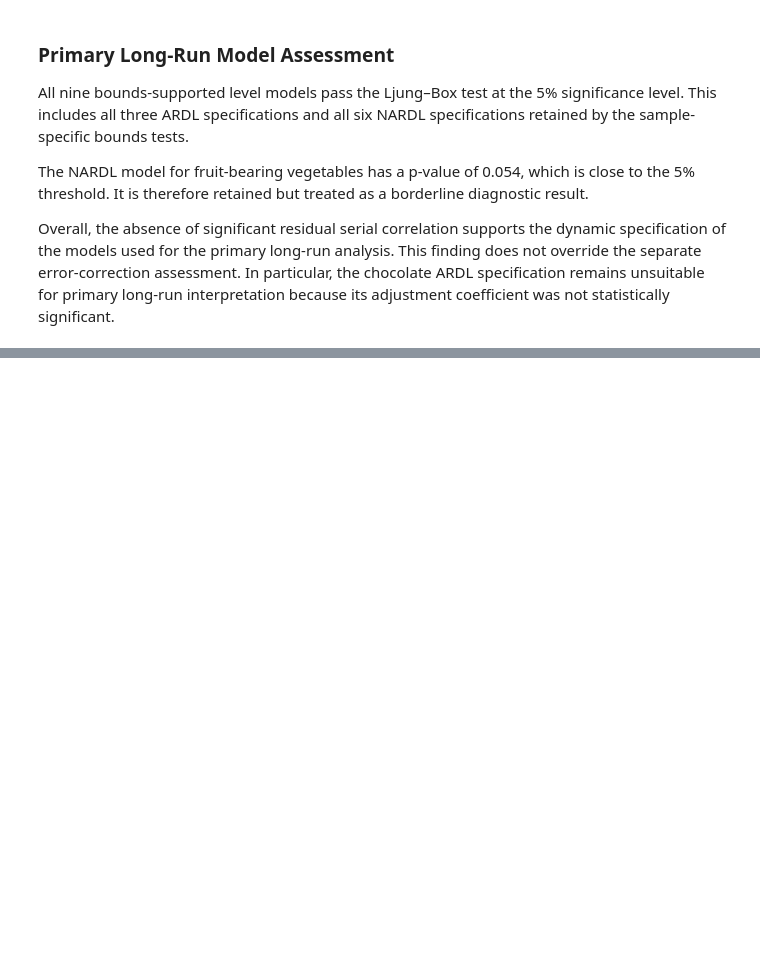
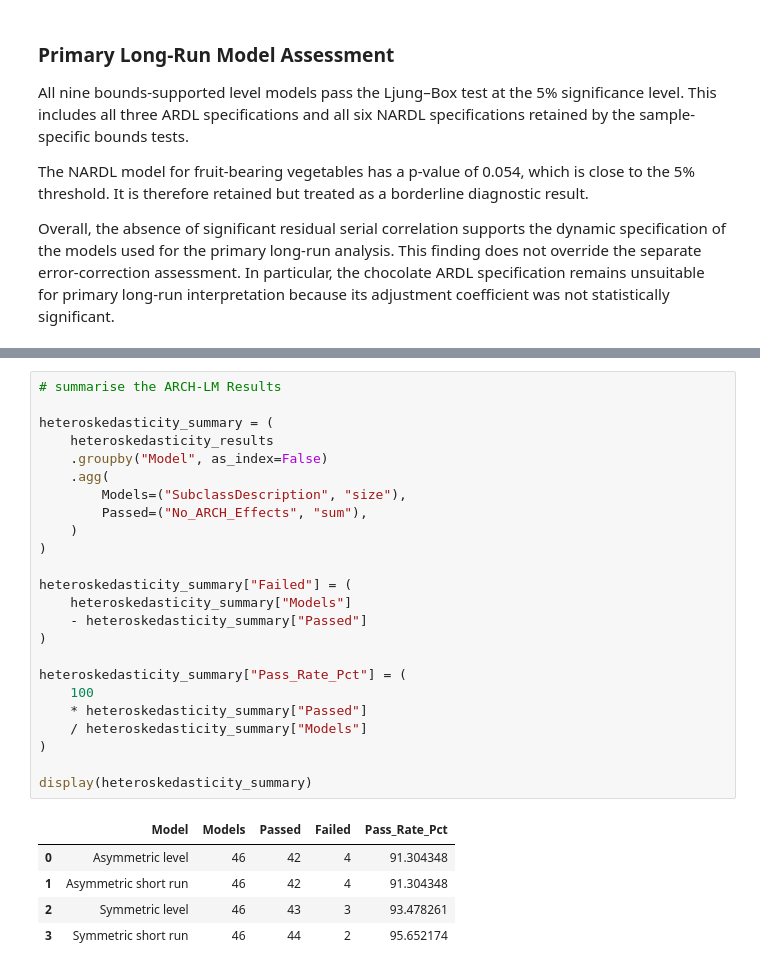
Before and after one commit to MasindiManaga/ERPT_ML_Research, a Jupyter notebook: notebooks/07_Econometric_Results_and_Diagnostics.ipynb, the cells around one changed output, grey strips where cells are left out. Saved outputs shown, nothing was run; the diff lists cells and outputs as text; blank space fills up the shorter version.

```diff
--- a/notebooks/07_Econometric_Results_and_Diagnostics.ipynb
+++ b/notebooks/07_Econometric_Results_and_Diagnostics.ipynb
@@ -864,0 +918,30 @@ Overall, the absence of significant residual serial correlation supports the dyn
+# %%
+# summarise the ARCH-LM Results
+
+heteroskedasticity_summary = (
+    heteroskedasticity_results
+    .groupby("Model", as_index=False)
+    .agg(
+        Models=("SubclassDescription", "size"),
+        Passed=("No_ARCH_Effects", "sum"),
+    )
+)
+
+heteroskedasticity_summary["Failed"] = (
+    heteroskedasticity_summary["Models"]
+    - heteroskedasticity_summary["Passed"]
+)
+
+heteroskedasticity_summary["Pass_Rate_Pct"] = (
+    100
+    * heteroskedasticity_summary["Passed"]
+    / heteroskedasticity_summary["Models"]
+)
+
+display(heteroskedasticity_summary)
+# %% [output]
+|  | Model | Models | Passed | Failed | Pass_Rate_Pct |
+| 0 | Asymmetric level | 46 | 42 | 4 | 91.304348 |
+| 1 | Asymmetric short run | 46 | 42 | 4 | 91.304348 |
+| 2 | Symmetric level | 46 | 43 | 3 | 93.478261 |
+| 3 | Symmetric short run | 46 | 44 | 2 | 95.652174 |
```
Also changed, not shown: parts of 6 cells of this notebook.
